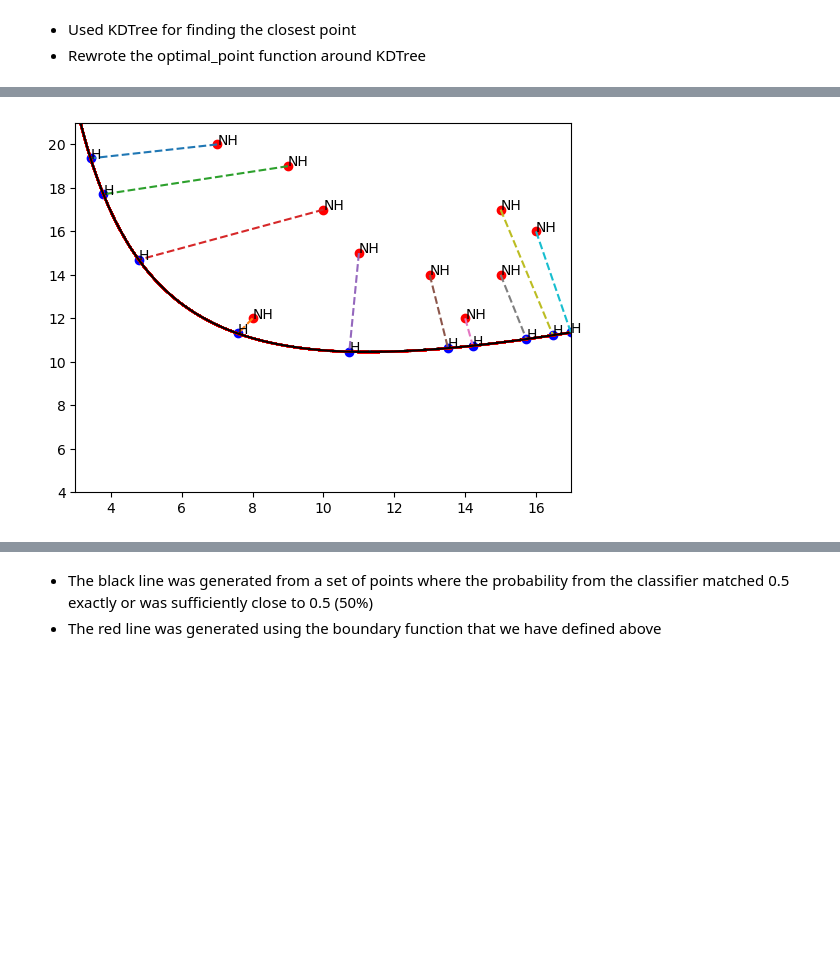
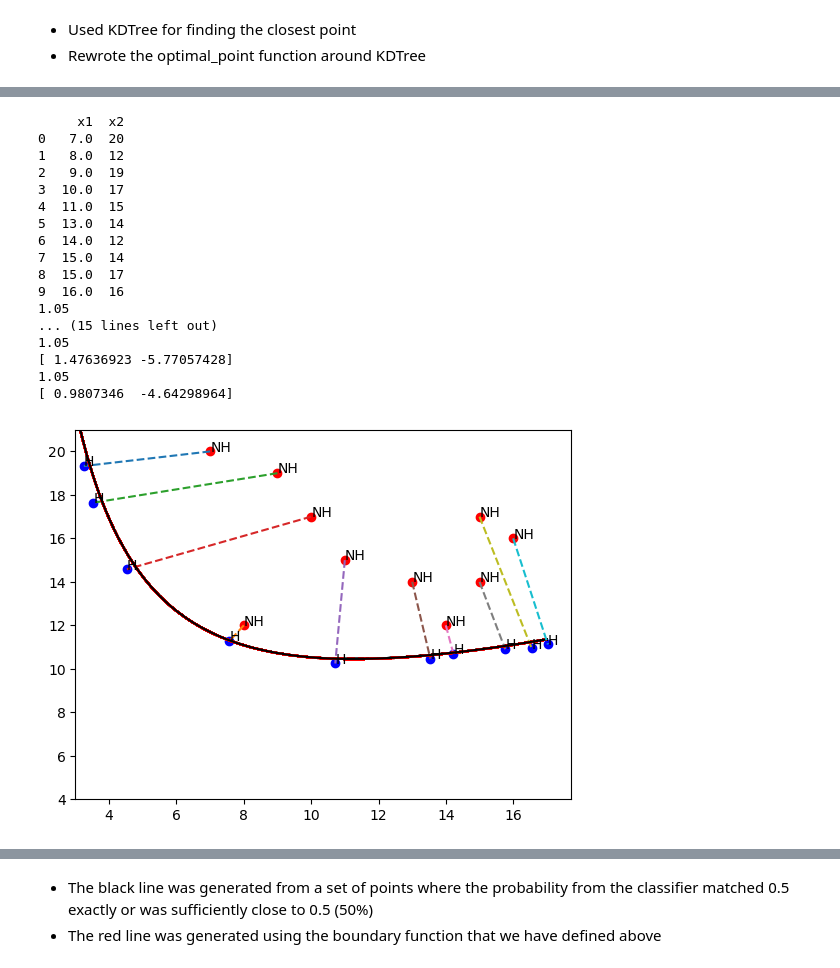
Before and after one commit to dsin85691/SSBA_For_Counterfactuals, a Jupyter notebook: simplified_notebook.ipynb, the cells around one changed output, grey strips where cells are left out. Drawn from its saved outputs; the diff is of its cells as text; code cells hidden in the pictures; blank space fills up the shorter version.

```diff
--- a/simplified_notebook.ipynb
+++ b/simplified_notebook.ipynb
@@ -21,16 +21,9 @@ svm_classifier = svm.SVC(kernel='poly',C=10, degree=2, probability=True)
 # %%
 from scipy.spatial import KDTree
 
-# Function to reflect a point across the contour
-def closest_point(point, contour, margin=0.0001):
+# Function to find closest point to contour from the non healthy point
+def closest_point(point, contour):
     tree = KDTree(contour)
     closest_index = tree.query(point)[1]
     closest_point = contour[closest_index]
-    return closest_point + (margin)*(closest_point - point)
-
-def reflect_point(point, contour):
-    tree = KDTree(contour)
-    closest_index = tree.query(point)[1]
-    closest_point = contour[closest_index]
-    reflected_point = closest_point + (closest_point - point)
-    return reflected_point
+    return closest_point
@@ -69,7 +109,7 @@ def boundary_points(xx1, xx2, model):
     return bound_x, bound_y
 
 # Algorithm that determines the point that is closest to the decision boundary from a specified data point (undesired_coords)
-def optimal_point(df, model, desired_class, undesired_coords):
+def optimal_point(df, model, desired_class, undesired_coords, epsilon=0.01, x1_constr=1, x2_constr=1):
 
     X1=df['x1']
     X2=df['x2']
@@ -97,7 +137,11 @@ def optimal_point(df, model, desired_class, undesired_coords):
     undesired_datapt = np.array([undesired_coords[0], undesired_coords[1]])
     optimal_datapt = closest_point(undesired_datapt, contour=contours)
 
+    D = optimal_datapt - undesired_datapt
+    delta_x1 = D[0]
     if desired_class == 1:
+        delta_x1 = delta_x1 * (1+epsilon)
+        optimal_datapt = move_from_A_to_B_with_x1_displacement(undesired_datapt, optimal_datapt, delta_x1=delta_x1, constrs=[x1_constr, x2_constr])
         plt.scatter(undesired_datapt[0], undesired_datapt[1], c = 'r')
         plt.text(undesired_datapt[0]+0.002, undesired_datapt[1]+0.002, 'NH')
         plt.scatter(optimal_datapt[0], optimal_datapt[1], c = 'b')
@@ -105,13 +149,11 @@ def optimal_point(df, model, desired_class, undesired_coords):
         plt.plot([undesired_datapt[0], optimal_datapt[0]], [undesired_datapt[1],optimal_datapt[1]], linestyle='--')
         return optimal_datapt
     elif desired_class == -1:
-        min_dist_vec = optimal_datapt - undesired_datapt
-        reduction = 0.2
-        final_datapt = direction_func(undesired_datapt, min_dist_vec, reduction, margin=0.0001)
+        optimal_datapt = move_from_A_to_B_with_x1_displacement(undesired_datapt, optimal_datapt, delta_x1=delta_x1, constrs=[x1_constr, x2_constr])
         plt.scatter(undesired_datapt[0], undesired_datapt[1], c = 'r')
         plt.text(undesired_datapt[0]+0.002, undesired_datapt[1]+0.002, 'NH')
-        plt.scatter(final_datapt[0], final_datapt[1], c = 'r')
-        plt.text(final_datapt[0]+0.002, final_datapt[1]+0.002, 'NH')
-        plt.plot([undesired_datapt[0], final_datapt[0]], [undesired_datapt[1],final_datapt[1]], linestyle='--')
-        return final_datapt
+        plt.scatter(optimal_datapt[0], optimal_datapt[1], c = 'r')
+        plt.text(optimal_datapt[0]+0.002, optimal_datapt[1]+0.002, 'NH')
+        plt.plot([undesired_datapt[0], optimal_datapt[0]], [undesired_datapt[1],optimal_datapt[1]], linestyle='--')
+        return optimal_datapt
 # %%
@@ -123,20 +167,37 @@ array([10.72943208, 10.47219328])
 # %%
 # Data frame consisting of all "non-healthy" data points or points where the classification is -1
 undesired_df = df.loc[df['y'] == -1]
 
 undesired_df = undesired_df.drop(columns=['y'])
-
+print(undesired_df)
 optimal_datapts1 = pd.DataFrame(data=[], columns=('x1', 'x2'))
 
 # Iterates over each of the rows of the undesired dataframe and finds the optimal point
 for r in range(undesired_df.shape[0]):
 
     # Undesired data point
     data_pt = undesired_df.iloc[r]
-    optimal_pt = optimal_point(df, svm_classifier, desired_class=1, undesired_coords=(data_pt.iloc[0], data_pt.iloc[1]))
+    optimal_pt = optimal_point(df, svm_classifier, desired_class=1, undesired_coords=(data_pt.iloc[0], data_pt.iloc[1]), epsilon=0.05)
     optimal_datapts1.loc[len(optimal_datapts1)] = optimal_pt
 # %% [output]
+     x1  x2
+0   7.0  20
+1   8.0  12
+2   9.0  19
+3  10.0  17
+4  11.0  15
+5  13.0  14
+6  14.0  12
+7  15.0  14
+8  15.0  17
+9  16.0  16
+1.05
+... (15 lines left out)
+1.05
+[ 1.47636923 -5.77057428]
+1.05
+[ 0.9807346  -4.64298964]
-[figure, old version]
+[figure, new version]
 # %%
 optimal_datapts1
 # %% [output]
```
Also changed, not shown: parts of 15 cells of this notebook, 1 other file.
